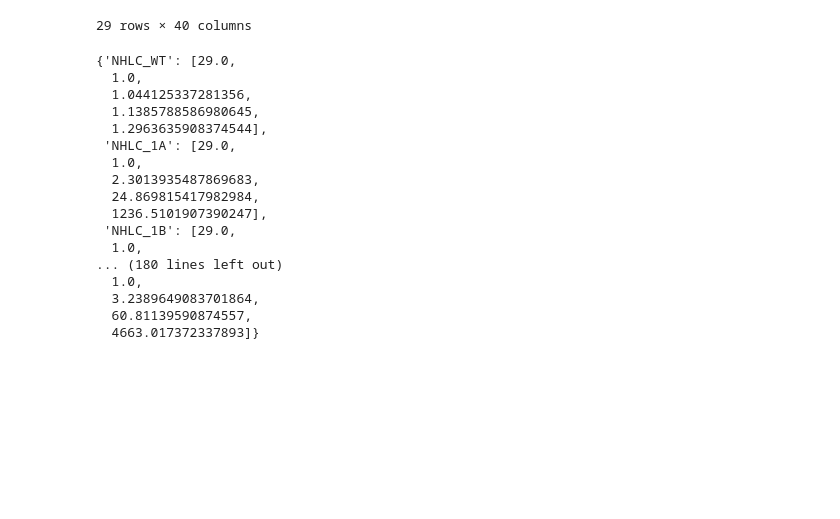
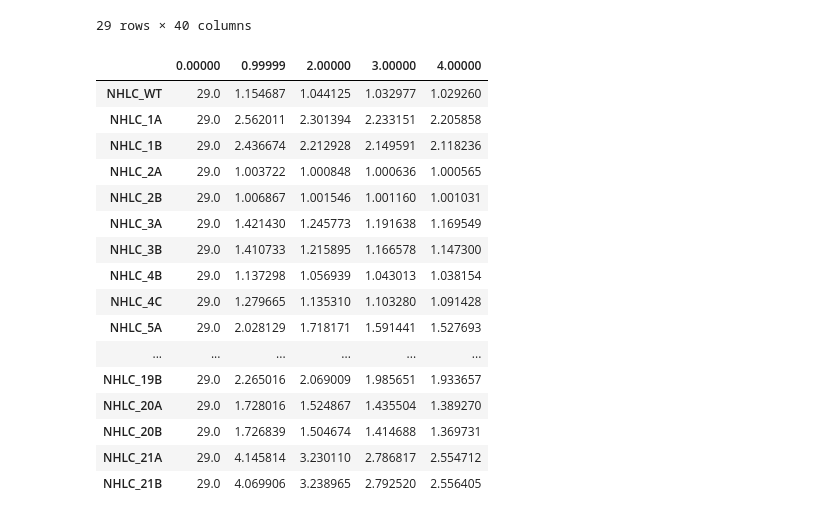
Before and after one commit to Nekose/nampun_research, a Jupyter notebook: Nampun_Research/Data Processing.ipynb, the cells around one changed output. Drawn from its saved outputs; the diff is of its cells as text; code cells hidden in the pictures; blank space fills up the shorter version.

```diff
--- a/Nampun_Research/Data Processing.ipynb
+++ b/Nampun_Research/Data Processing.ipynb
@@ -241,35 +314,25 @@ display(reynifreq)
 | p6p7inv | 0.000000 | 0.000000 | 0.000000 | 0.000000 | 0.000000 | 0.000000 | 0.000000 | 0.000000 | 0.000000 | 0.000000 | ... | ... |
 | wt | 0.978602 | 0.475771 | 0.520857 | 0.999576 | 0.999228 | 0.889120 | 0.902048 | 0.972308 | 0.936486 | 0.725888 | ... | ... |
 29 rows × 40 columns
-# %%
-alpha = [0,.99999999999999,2,3,4]
-
-reyniresults={}
-for column in reynifreq:
-    columnresults = []
-    #print(column)
-    for num in alpha:
-        #print("Alpha = ",num)
-        results = (sum(reynifreq[column] ** num)) ** (1/1-num)
-        #print("Diversity =", results)
-        columnresults.append(results)
-        reyniresults[column]=columnresults
-display(reyniresults)
-# %% [output]
-{'NHLC_WT': [29.0,
-  1.0,
-  1.044125337281356,
-  1.1385788586980645,
-  1.2963635908374544],
- 'NHLC_1A': [29.0,
-  1.0,
-  2.3013935487869683,
-  24.869815417982984,
-  1236.5101907390247],
- 'NHLC_1B': [29.0,
-  1.0,
-... (180 lines left out)
-  1.0,
-  3.2389649083701864,
-  60.81139590874557,
-  4663.017372337893]}
+# %%
+reynidf = pd.DataFrame.from_dict(data=reyniresults, orient='columns')
+reynidfl = pd.DataFrame.from_dict(data=reyniresults, orient='index', columns=alphalist)
+display(reynidfl)
+# %% [output]
+|  | 0.00000 | 0.99999 | 2.00000 | 3.00000 | 4.00000 |
+| NHLC_WT | 29.0 | 1.154687 | 1.044125 | 1.032977 | 1.029260 |
+| NHLC_1A | 29.0 | 2.562011 | 2.301394 | 2.233151 | 2.205858 |
+| NHLC_1B | 29.0 | 2.436674 | 2.212928 | 2.149591 | 2.118236 |
+| NHLC_2A | 29.0 | 1.003722 | 1.000848 | 1.000636 | 1.000565 |
+| NHLC_2B | 29.0 | 1.006867 | 1.001546 | 1.001160 | 1.001031 |
+| NHLC_3A | 29.0 | 1.421430 | 1.245773 | 1.191638 | 1.169549 |
+| NHLC_3B | 29.0 | 1.410733 | 1.215895 | 1.166578 | 1.147300 |
+| NHLC_4B | 29.0 | 1.137298 | 1.056939 | 1.043013 | 1.038154 |
+| NHLC_4C | 29.0 | 1.279665 | 1.135310 | 1.103280 | 1.091428 |
+| NHLC_5A | 29.0 | 2.028129 | 1.718171 | 1.591441 | 1.527693 |
+| ... | ... | ... | ... | ... | ... |
+| NHLC_19B | 29.0 | 2.265016 | 2.069009 | 1.985651 | 1.933657 |
+| NHLC_20A | 29.0 | 1.728016 | 1.524867 | 1.435504 | 1.389270 |
+| NHLC_20B | 29.0 | 1.726839 | 1.504674 | 1.414688 | 1.369731 |
+| NHLC_21A | 29.0 | 4.145814 | 3.230110 | 2.786817 | 2.554712 |
+| NHLC_21B | 29.0 | 4.069906 | 3.238965 | 2.792520 | 2.556405 |
```
Also changed, not shown: parts of 4 cells of this notebook.
